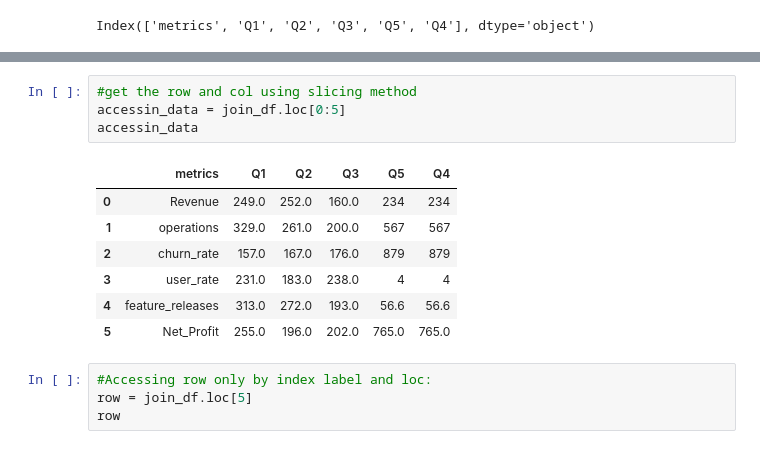
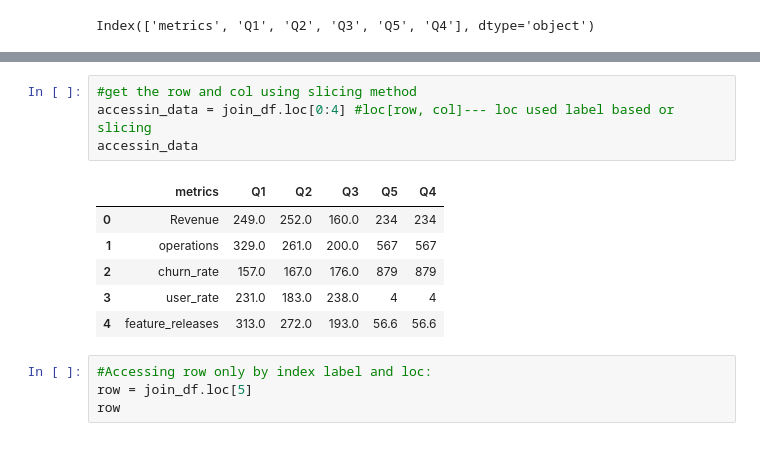
Before and after one commit to Btere/mastery_python_libraries, a Jupyter notebook: pandas.ipynb, the cells around one changed output, grey strips where cells are left out. Drawn from its saved outputs; the diff is of its cells as text.

```diff
--- a/pandas.ipynb
+++ b/pandas.ipynb
@@ -101,15 +127,14 @@ Index(['metrics', 'Q1', 'Q2', 'Q3', 'Q5', 'Q4'], dtype='object')
 # %%
 #get the row and col using slicing method
-accessin_data = join_df.loc[0:5]
+accessin_data = join_df.loc[0:4] #loc[row, col]--- loc used label based or slicing
 accessin_data
 # %% [output]
 |  | metrics | Q1 | Q2 | Q3 | Q5 | Q4 |
 | 0 | Revenue | 249.0 | 252.0 | 160.0 | 234 | 234 |
 | 1 | operations | 329.0 | 261.0 | 200.0 | 567 | 567 |
 | 2 | churn_rate | 157.0 | 167.0 | 176.0 | 879 | 879 |
 | 3 | user_rate | 231.0 | 183.0 | 238.0 | 4 | 4 |
 | 4 | feature_releases | 313.0 | 272.0 | 193.0 | 56.6 | 56.6 |
-| 5 | Net_Profit | 255.0 | 196.0 | 202.0 | 765.0 | 765.0 |
 # %%
 #Accessing row only by index label and loc:
 row = join_df.loc[5]
```
Also changed, not shown: parts of 33 cells of this notebook.
